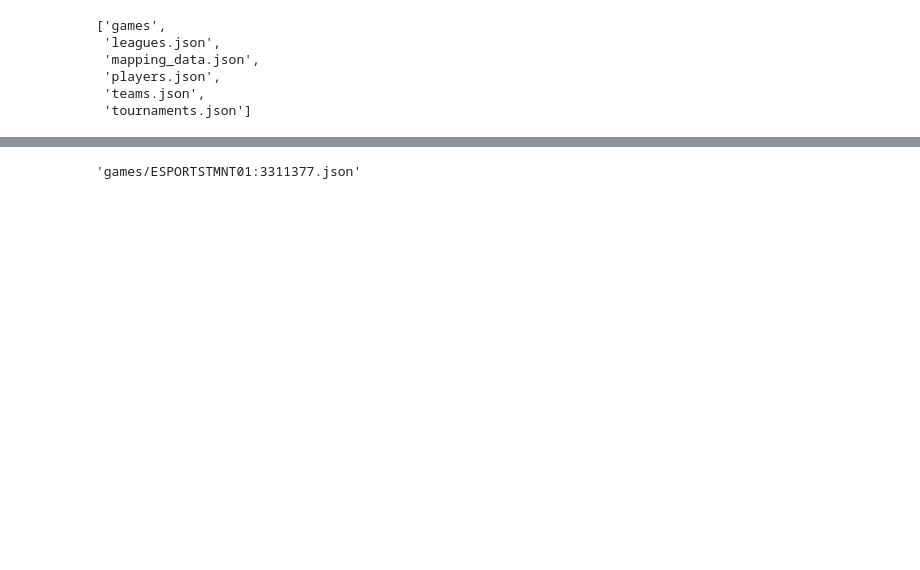
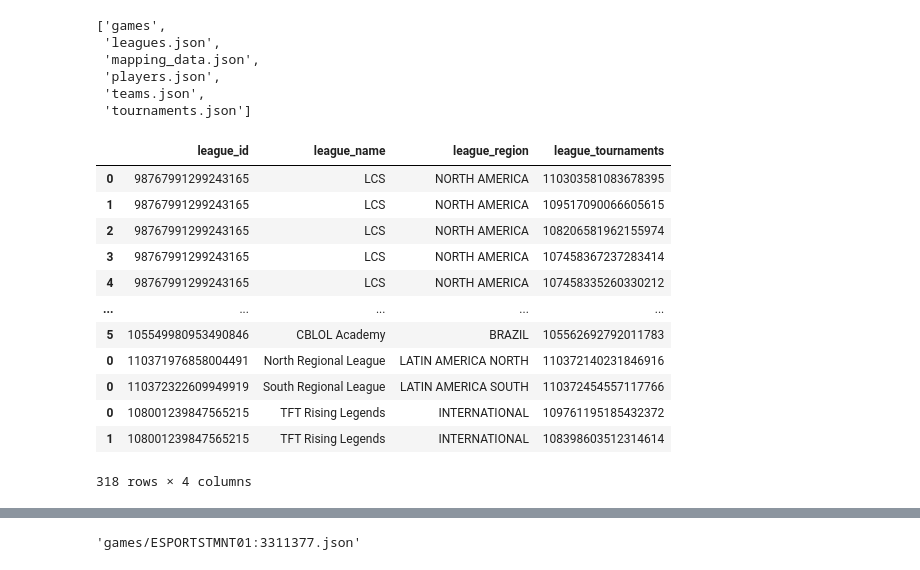
Before and after one commit to brjhsu/LeagueRankings, a Jupyter notebook: LCS Predictions v2.ipynb, the cells around one changed output, grey strips where cells are left out. Cells and saved outputs as stored; diff of their text form; code cells hidden in the pictures; blank space fills up the shorter version.

```diff
--- a/LCS Predictions v2.ipynb
+++ b/LCS Predictions v2.ipynb
@@ -31,2 +65,18 @@ mappings = {
 # Only retrieve LCS tournament data ['lcs_summer_2023']
 tournament_data = [x for x in tournament_data_all if x['slug']=='lcs_summer_2023'][0]
+# %%
+leagues_df
+# %% [output]
+|  | league_id | league_name | league_region | league_tournaments |
+| 0 | 98767991299243165 | LCS | NORTH AMERICA | 110303581083678395 |
+| 1 | 98767991299243165 | LCS | NORTH AMERICA | 109517090066605615 |
+| 2 | 98767991299243165 | LCS | NORTH AMERICA | 108206581962155974 |
+| 3 | 98767991299243165 | LCS | NORTH AMERICA | 107458367237283414 |
+| 4 | 98767991299243165 | LCS | NORTH AMERICA | 107458335260330212 |
+| ... | ... | ... | ... | ... |
+| 5 | 105549980953490846 | CBLOL Academy | BRAZIL | 105562692792011783 |
+| 0 | 110371976858004491 | North Regional League | LATIN AMERICA NORTH | 110372140231846916 |
+| 0 | 110372322609949919 | South Regional League | LATIN AMERICA SOUTH | 110372454557117766 |
+| 0 | 108001239847565215 | TFT Rising Legends | INTERNATIONAL | 109761195185432372 |
+| 1 | 108001239847565215 | TFT Rising Legends | INTERNATIONAL | 108398603512314614 |
+318 rows × 4 columns
```
Also changed, not shown: parts of 14 cells of this notebook, 12 other files.
